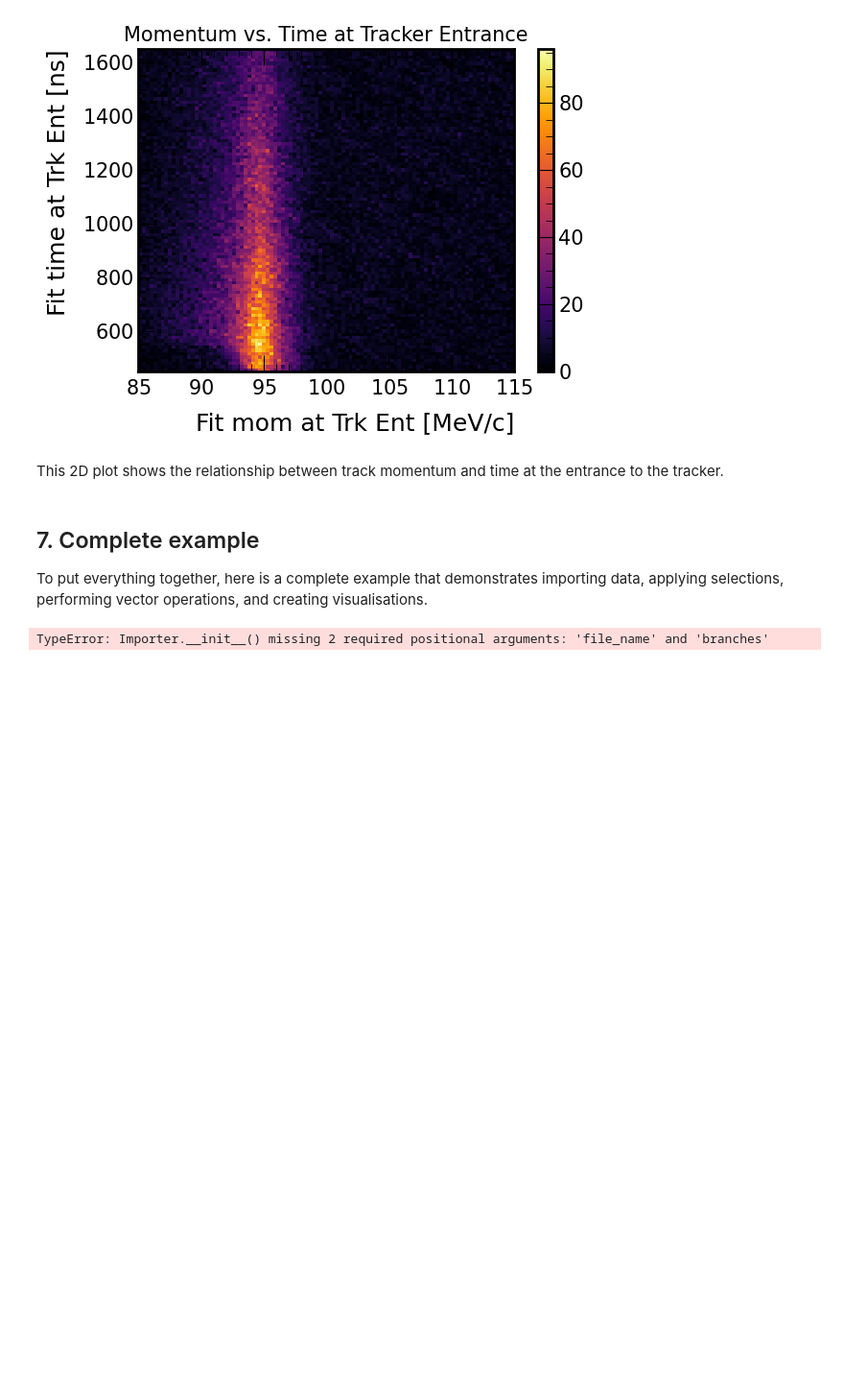
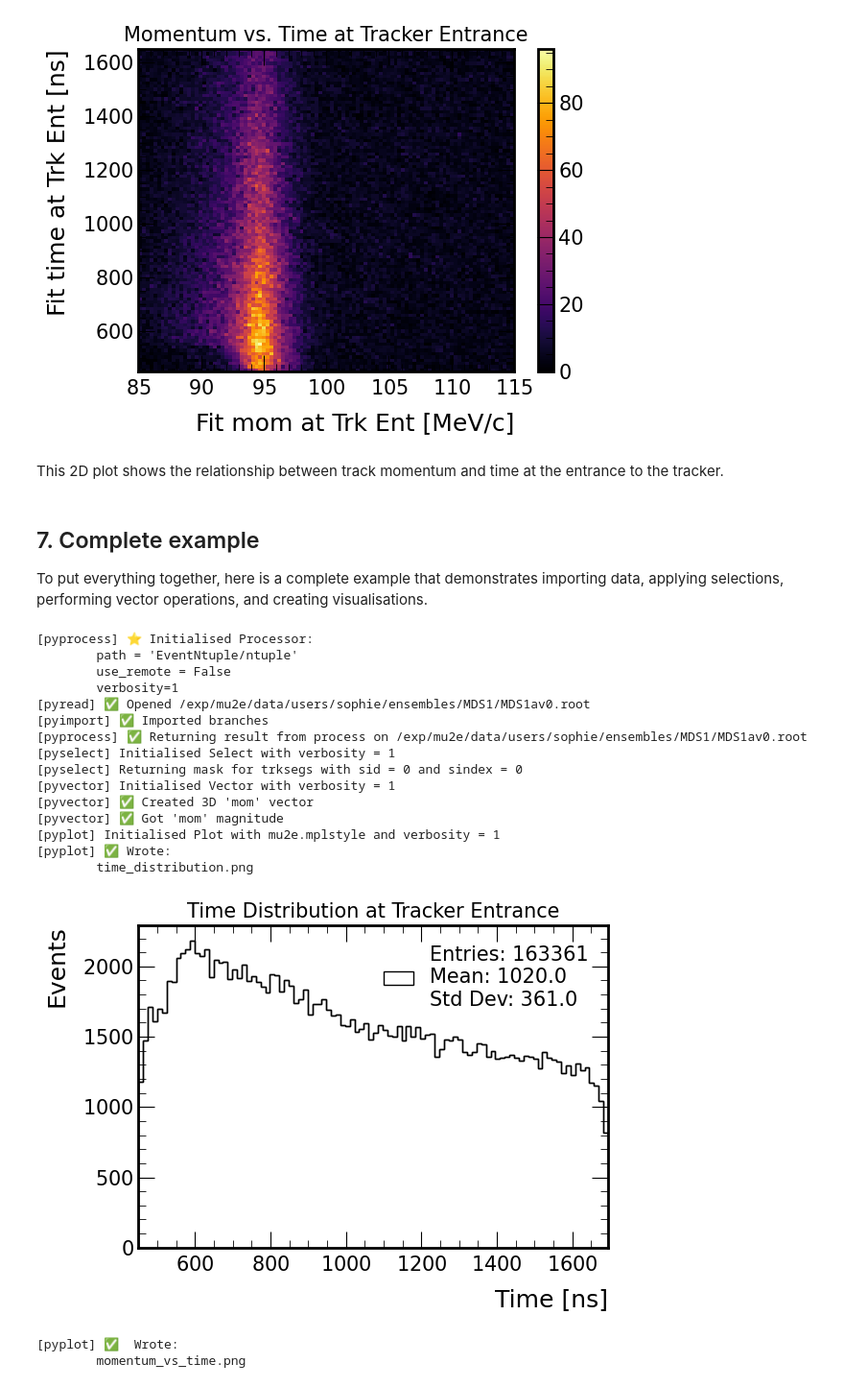
Before and after one commit to sam-grant/pyutils, a Jupyter notebook: examples/pyutils_basics.ipynb, the cells around one changed output. Shown: that part at 96% size. Cells and saved outputs as stored; diff of their text form; code cells hidden in the pictures; blank space fills up the shorter version.

```diff
--- a/examples/pyutils_basics.ipynb
+++ b/examples/pyutils_basics.ipynb
@@ -286,9 +286,9 @@ import sys
 sys.path.append("../../utils/pyutils")
 
 # Import data
-from pyimport import Importer
-importer = Importer(verbosity=1)
-data = importer.import_file(
+from pyprocess import Processor
+processor = Processor(verbosity=1)
+data = processor.process_data(
     file_name="/exp/mu2e/data/users/sophie/ensembles/MDS1/MDS1av0.root",
     branches=["trksegs"]
 )
@@ -313,31 +313,48 @@ time_flat = ak.flatten(trkent["trksegs"]["time"], axis=None)
 mom_mag_flat = ak.flatten(mom_mag, axis=None)
 
 # 1D Histogram of time
 plotter.plot_1D(
     time_flat,
     nbins=100,
     xmin=450,
     xmax=1695,
     title="Time Distribution at Tracker Entrance",
     xlabel="Time [ns]",
     ylabel="Events",
     out_path='time_distribution.png'
 )
 
 # 2D Histogram of momentum vs time
 plotter.plot_2D(
     x=mom_mag_flat,
     y=time_flat,
     nbins_x=100,
     xmin=85,
     xmax=115,
     nbins_y=100,
     ymin=450,
     ymax=1650,
     title="Momentum vs. Time at Tracker Entrance",
     xlabel="Momentum [MeV/c]",
     ylabel="Time [ns]",
     out_path='momentum_vs_time.png'
 )
 # %% [output]
-TypeError: Importer.__init__() missing 2 required positional arguments: 'file_name' and 'branches'
+[pyprocess] ⭐️ Initialised Processor:
+        path = 'EventNtuple/ntuple'
+        use_remote = False
+        verbosity=1
+[pyread] ✅ Opened /exp/mu2e/data/users/sophie/ensembles/MDS1/MDS1av0.root
+[pyimport] ✅ Imported branches
+[pyprocess] ✅ Returning result from process on /exp/mu2e/data/users/sophie/ensembles/MDS1/MDS1av0.root
+[pyselect] Initialised Select with verbosity = 1
+[pyselect] Returning mask for trksegs with sid = 0 and sindex = 0
+[pyvector] Initialised Vector with verbosity = 1
+[pyvector] ✅ Created 3D 'mom' vector
+[pyvector] ✅ Got 'mom' magnitude
+[pyplot] Initialised Plot with mu2e.mplstyle and verbosity = 1
+[pyplot] ✅ Wrote:
+        time_distribution.png
+[figure, added]
+[pyplot] ✅  Wrote:
+        momentum_vs_time.png
```
Also changed, not shown: parts of 2 cells of this notebook, 2 other files.
